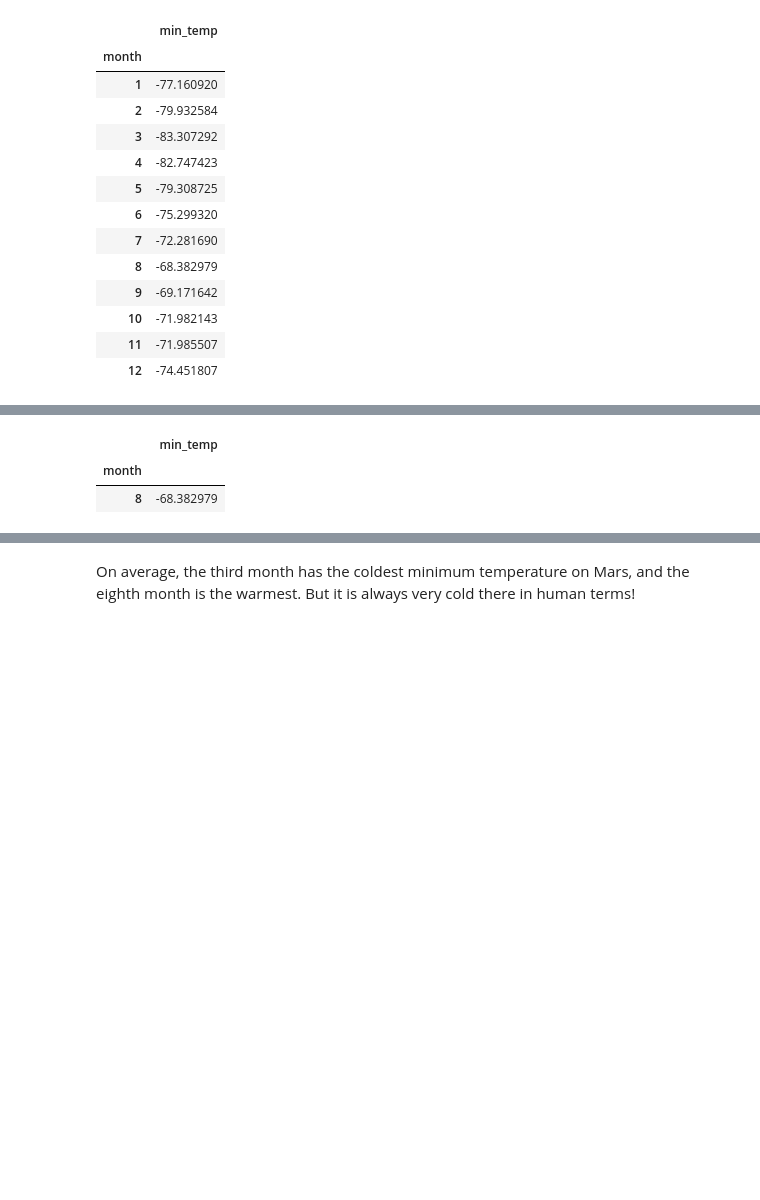
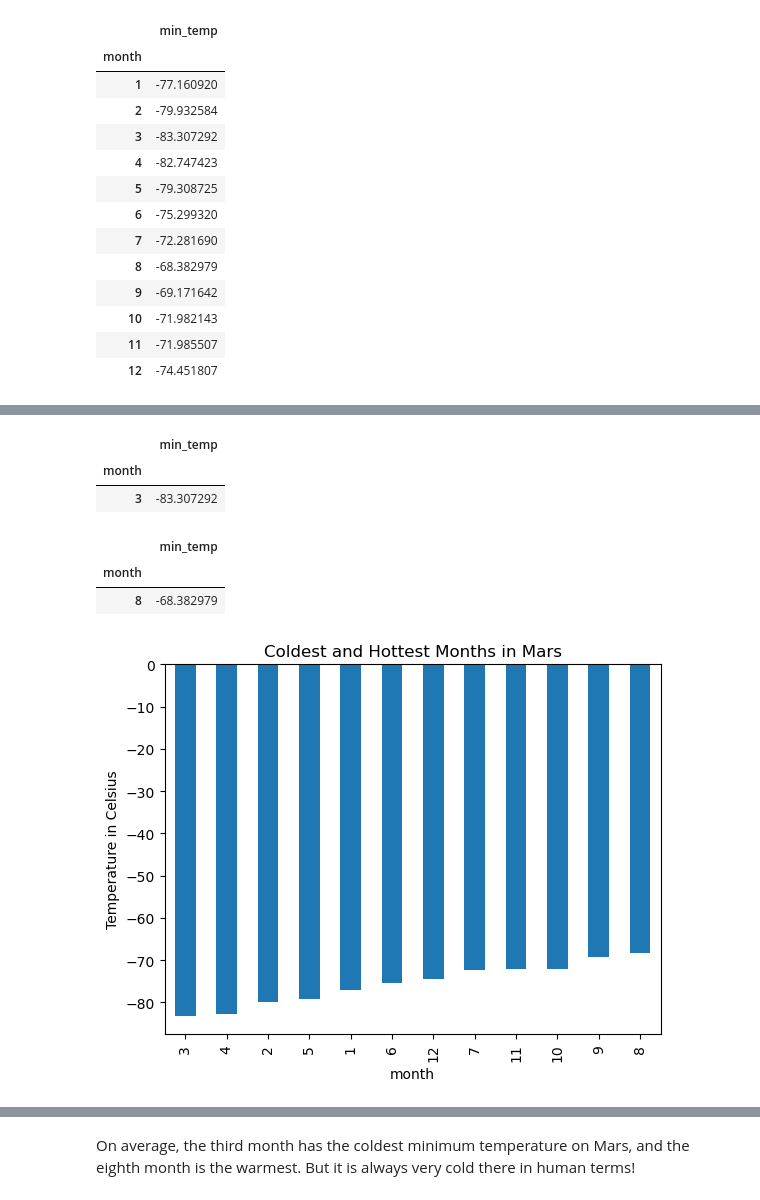
Before and after one commit to Vfdelgado/Data_Collection, a Jupyter notebook: part_2_mars_weather.ipynb, the cells around one changed output, grey strips where cells are left out. Saved outputs shown, nothing was run; the diff lists cells and outputs as text; code cells hidden in the pictures; blank space fills up the shorter version.

```diff
--- a/part_2_mars_weather.ipynb
+++ b/part_2_mars_weather.ipynb
@@ -222,7 +224,6 @@ plt.show()
 # %%
 # Identify the coldest and hottest months in Curiosity's location
 
-temp_min = temp_month_avg['min_temp'].min()
-coldest_month= temp_month_avg[temp_month_avg['min_temp'] == temp_min]
-coldest_month
+cold_hot_months = temp_month_avg.sort_values('min_temp')
+print(cold_hot_months)
 # %% [output]
@@ -232,3 +244,11 @@ coldest_month
+# %%
+temp_min = temp_month_avg['min_temp'].min()
+coldest_month= temp_month_avg[temp_month_avg['min_temp'] == temp_min]
+coldest_month
+# %% [output]
+|  | min_temp |
+| month |  |
+| 3 | -83.307292 |
 # %%
 temp_max = temp_month_avg['min_temp'].max()
 hottest_month = temp_month_avg[temp_month_avg['min_temp'] == temp_max]
@@ -237,5 +257,14 @@ hottest_month
 |  | min_temp |
 | month |  |
 | 8 | -68.382979 |
+# %%
+# Plot the coldest and hottest months in Curiosity's location
+cold_hot_months.plot.bar()
+plt.legend().set_visible(False)
+plt.title("Coldest and Hottest Months in Mars")
+plt.ylabel('Temperature in Celsius')
+plt.show()
+# %% [output]
+[figure, added]
 # %%
 # 4. Average pressure by Martian month
```
Also changed, not shown: parts of 8 cells of this notebook, 2 other files.
